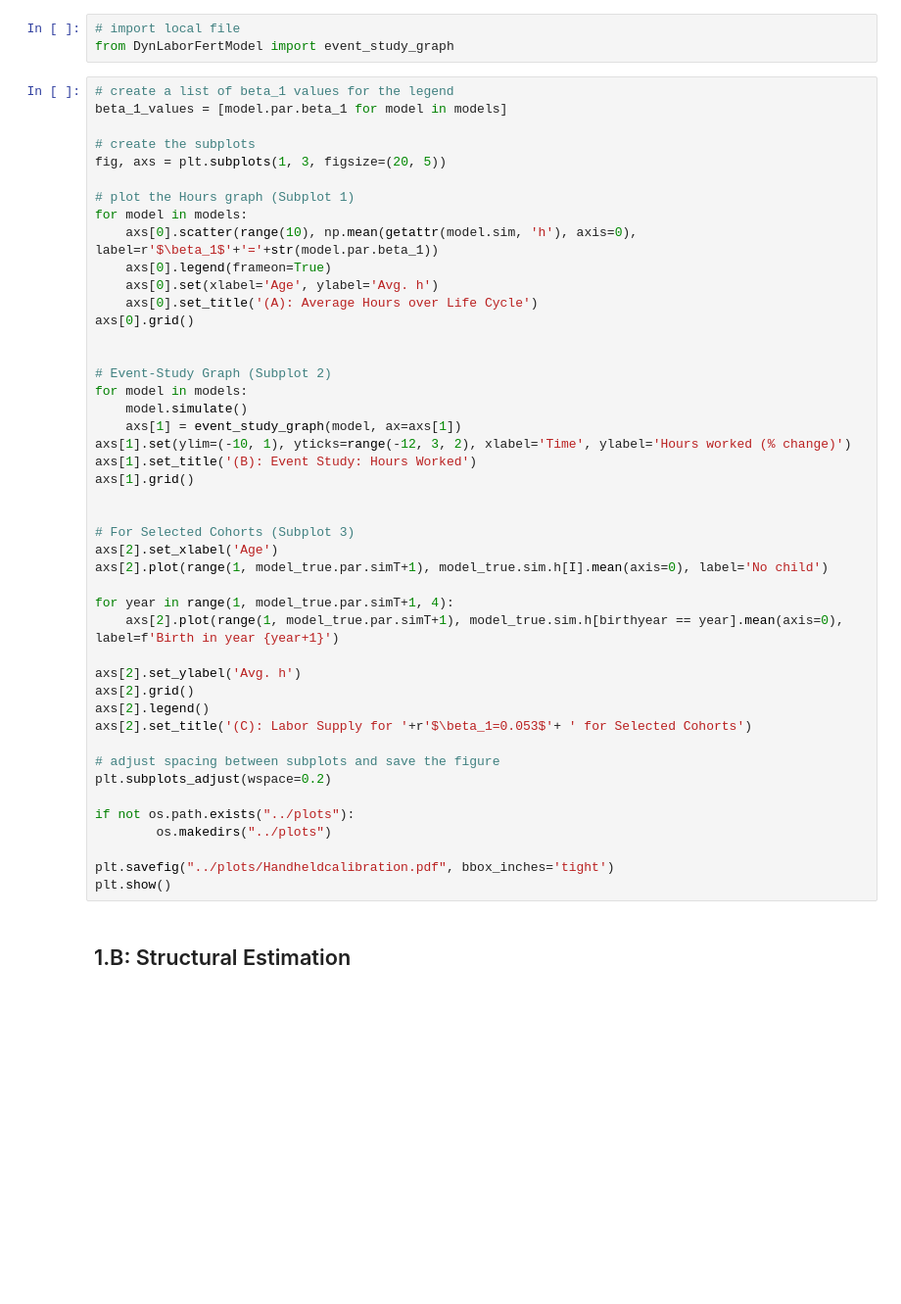
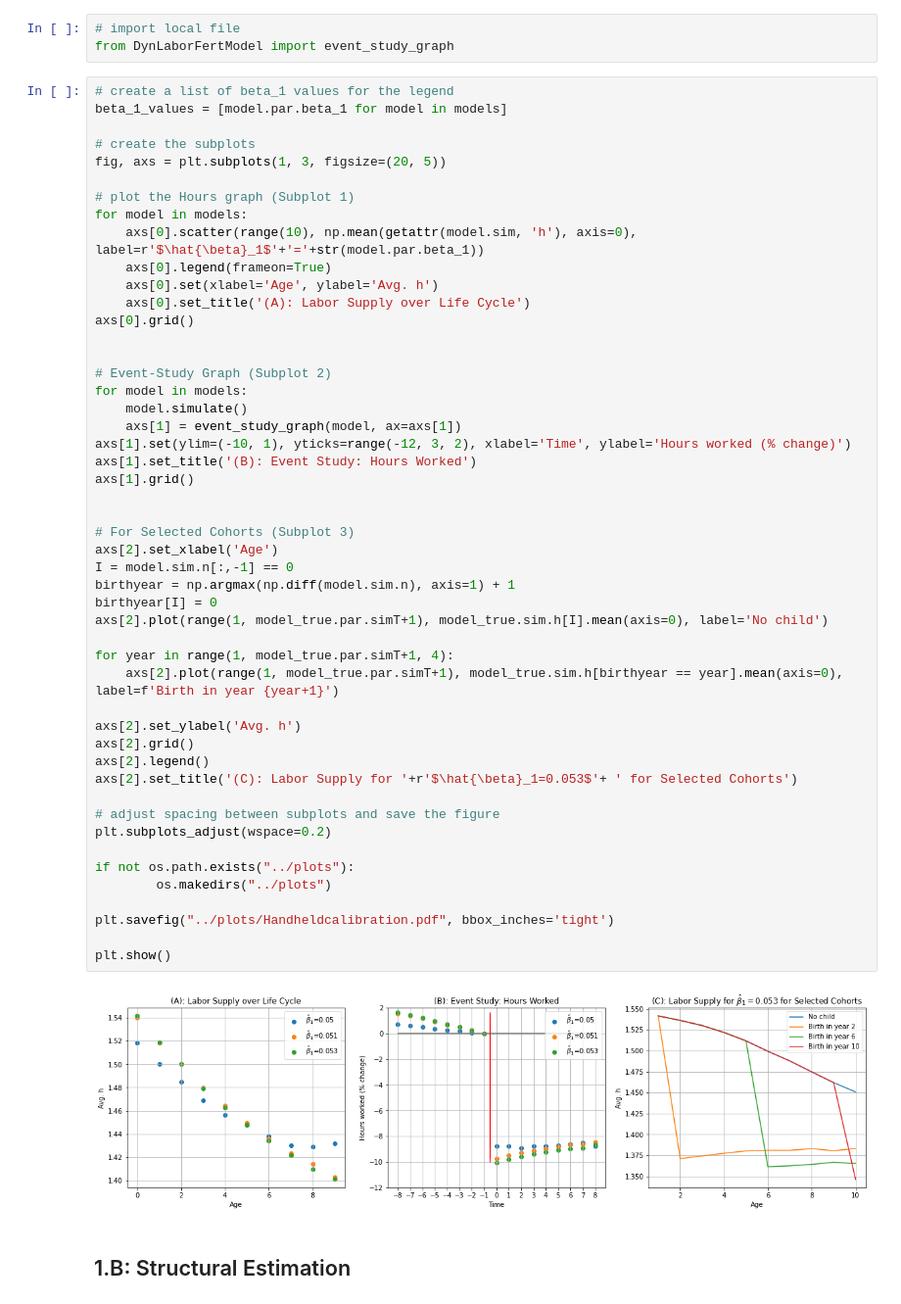
Before and after one commit to HansChristianPOLIT/HH_PortfolioExam, a Jupyter notebook: Assignment1/LaborSupplyAndChildren.ipynb, the cells around one changed output. Shown: that part at 98% size. Drawn from its saved outputs; the diff is of its cells as text; blank space fills up the shorter version.

```diff
--- a/Assignment1/LaborSupplyAndChildren.ipynb
+++ b/Assignment1/LaborSupplyAndChildren.ipynb
@@ -59,42 +63,48 @@ fig, axs = plt.subplots(1, 3, figsize=(20, 5))
 
 # plot the Hours graph (Subplot 1)
 for model in models:
-    axs[0].scatter(range(10), np.mean(getattr(model.sim, 'h'), axis=0), label=r'$\beta_1$'+'='+str(model.par.beta_1))
+    axs[0].scatter(range(10), np.mean(getattr(model.sim, 'h'), axis=0), label=r'$\hat{\beta}_1$'+'='+str(model.par.beta_1))
     axs[0].legend(frameon=True)
     axs[0].set(xlabel='Age', ylabel='Avg. h')
-    axs[0].set_title('(A): Average Hours over Life Cycle')
+    axs[0].set_title('(A): Labor Supply over Life Cycle')
 axs[0].grid()
 
 
 # Event-Study Graph (Subplot 2)
 for model in models:
     model.simulate()
     axs[1] = event_study_graph(model, ax=axs[1])
 axs[1].set(ylim=(-10, 1), yticks=range(-12, 3, 2), xlabel='Time', ylabel='Hours worked (% change)')
 axs[1].set_title('(B): Event Study: Hours Worked')
 axs[1].grid()
 
 
 # For Selected Cohorts (Subplot 3)
 axs[2].set_xlabel('Age')
+I = model.sim.n[:,-1] == 0
+birthyear = np.argmax(np.diff(model.sim.n), axis=1) + 1
+birthyear[I] = 0
 axs[2].plot(range(1, model_true.par.simT+1), model_true.sim.h[I].mean(axis=0), label='No child')
 
 for year in range(1, model_true.par.simT+1, 4):
     axs[2].plot(range(1, model_true.par.simT+1), model_true.sim.h[birthyear == year].mean(axis=0), label=f'Birth in year {year+1}')
 
 axs[2].set_ylabel('Avg. h')
 axs[2].grid()
 axs[2].legend()
-axs[2].set_title('(C): Labor Supply for '+r'$\beta_1=0.053$'+ ' for Selected Cohorts')
+axs[2].set_title('(C): Labor Supply for '+r'$\hat{\beta}_1=0.053$'+ ' for Selected Cohorts')
 
 # adjust spacing between subplots and save the figure
 plt.subplots_adjust(wspace=0.2)
 
 if not os.path.exists("../plots"):
         os.makedirs("../plots")
 
 plt.savefig("../plots/Handheldcalibration.pdf", bbox_inches='tight')
+
 plt.show()
+# %% [output]
+[figure, added]
 # %% [markdown]
 ## 1.B: Structural Estimation <a class="anchor" id="firstB-bullet"></a>
 # %% [markdown]
```
Also changed, not shown: parts of 17 cells of this notebook, 10 other files.
